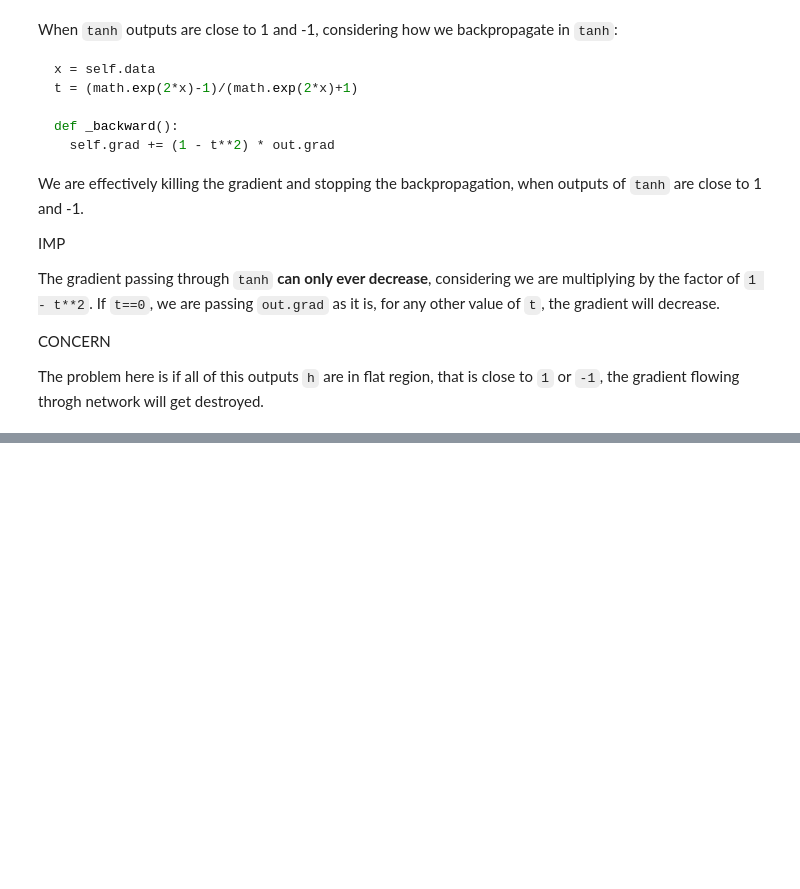
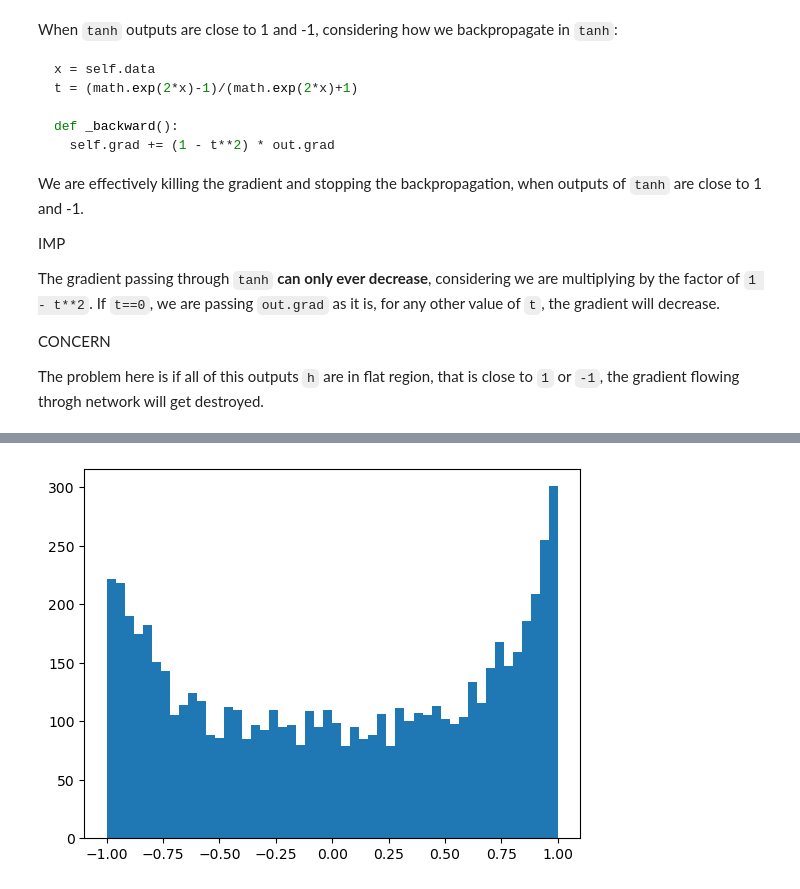
Before and after one commit to blackbird71SR/CharacterLLMs, a Jupyter notebook: build_makemore_part2.ipynb, the cells around one changed output, grey strips where cells are left out. Cells and saved outputs as stored; diff of their text form; code cells hidden in the pictures; blank space fills up the shorter version.

```diff
--- a/build_makemore_part2.ipynb
+++ b/build_makemore_part2.ipynb
@@ -305,0 +413,4 @@ The problem here is if all of this outputs `h` are in flat region, that is close
+# %%
+plt.hist(h.view(-1).tolist(), 50);
+# %% [output]
+[figure, added]
```
Also changed, not shown: parts of 17 cells of this notebook.
